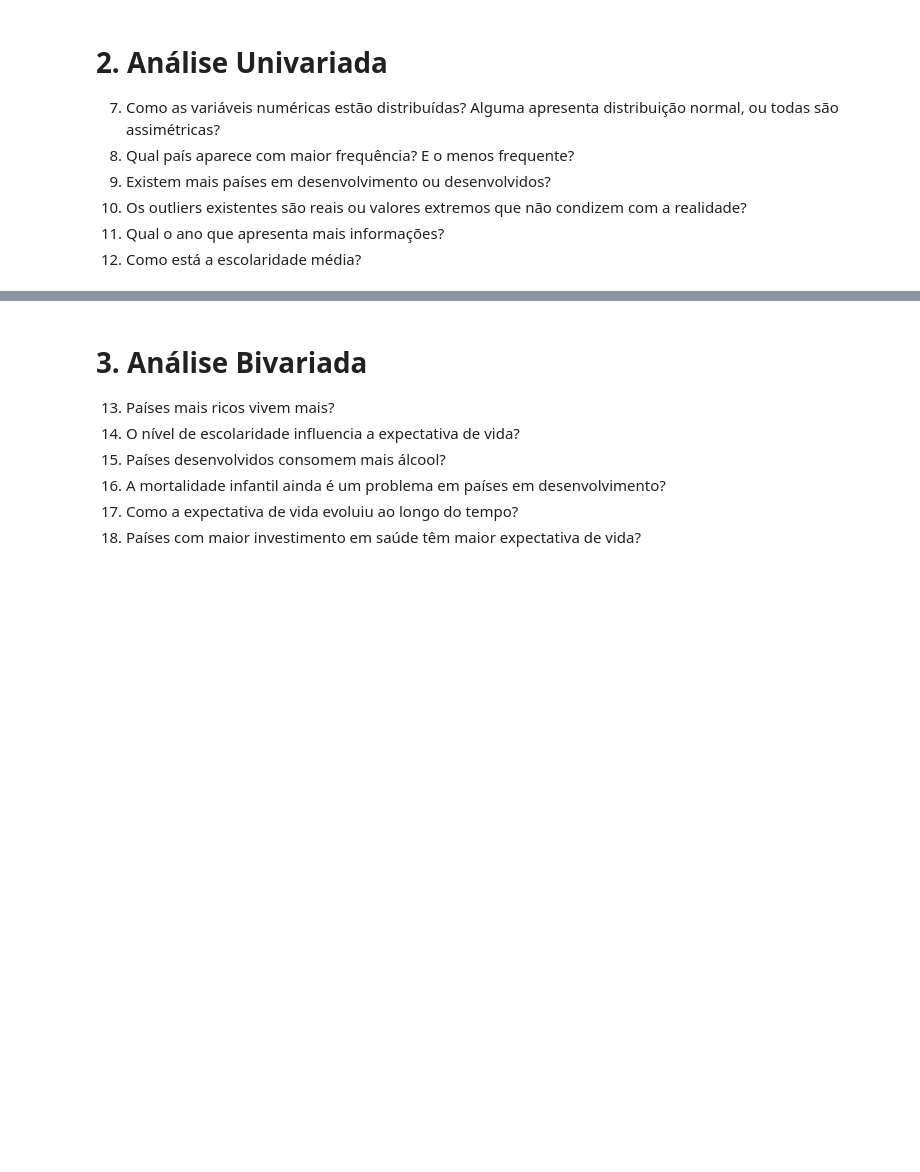
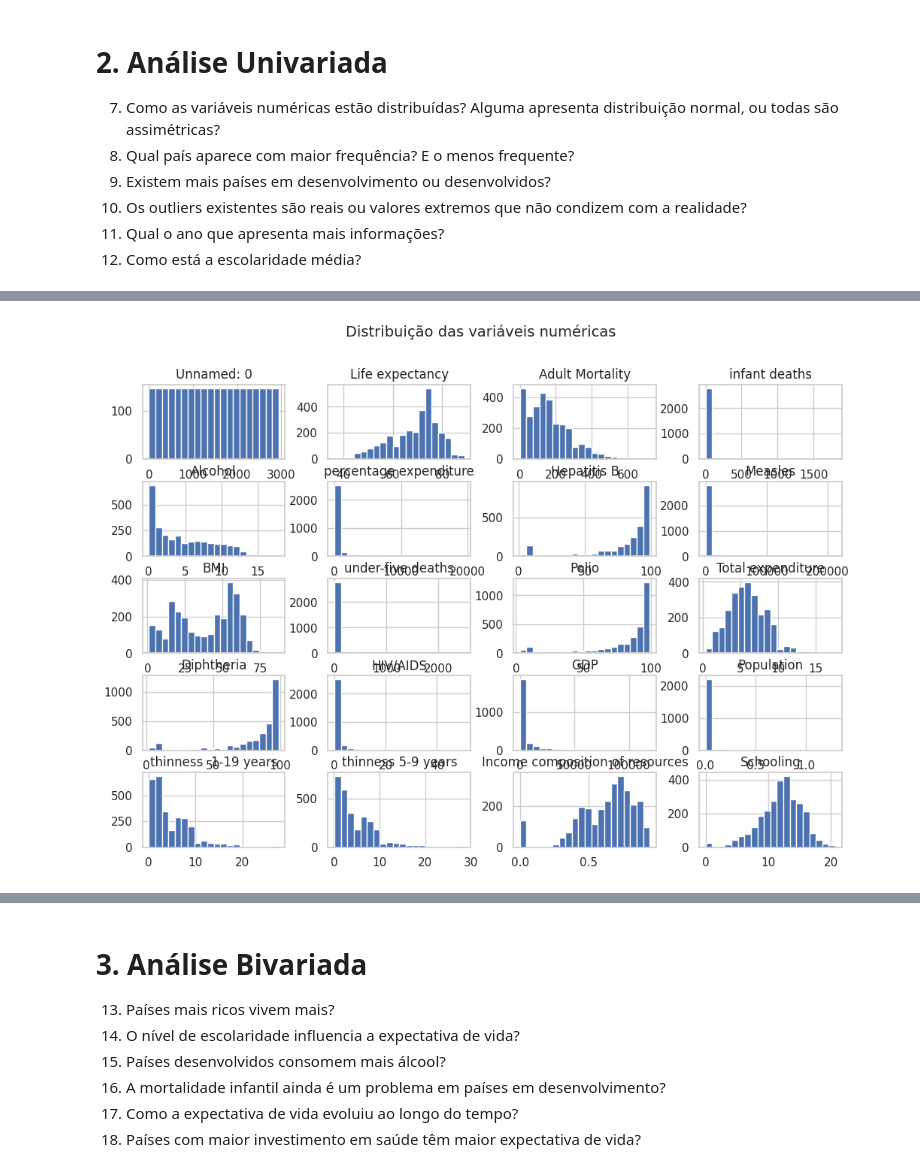
Before and after one commit to anasegatelli/curso-facens-python, a Jupyter notebook: ML/aula 1/Aula1_aula_casa.ipynb, the cells around one changed output, grey strips where cells are left out. Drawn from its saved outputs; the diff is of its cells as text; code cells hidden in the pictures; blank space fills up the shorter version.

```diff
--- a/ML/aula 1/Aula1_aula_casa.ipynb
+++ b/ML/aula 1/Aula1_aula_casa.ipynb
@@ -39,6 +39,12 @@ import pandas as pd
 import numpy as np
 import seaborn as sns
 import matplotlib.pyplot as plt
+
+import seaborn as sns
+
+# Estilo de gráficos
+sns.set(style="whitegrid")
+plt.rcParams['figure.figsize'] = (10,5)
 # %%
 df =pd.read_csv("./expectancy.csv")
 # %%
@@ -339,0 +424,87 @@ TypeError: data type 'integer' not understood
+# %%
+# =========================================
+# 📊 2. Análise Univariada
+# =========================================
+
+sns.set(style="whitegrid")
+plt.rcParams['figure.figsize'] = (8,4)
+
+# ---------------------------------------------------
+# 7️⃣ Como as variáveis numéricas estão distribuídas?
+# ---------------------------------------------------
+print("7️⃣ Como as variáveis numéricas estão distribuídas?")
+num_cols = df.select_dtypes(include=[np.number]).columns
+df[num_cols].hist(figsize=(12,8), bins=20)
+plt.suptitle("Distribuição das variáveis numéricas", fontsize=14)
+plt.show()
+skew = df[num_cols].skew().round(2)
+print("Coeficiente de Assimetria (Skewness):")
+print(skew)
+print("\nA maioria das variáveis apresenta assimetria (positiva ou negativa). "
+      "Poucas seguem distribuição aproximadamente normal.\n")
+
+# ---------------------------------------------------
+# 8️⃣ Qual país aparece com maior frequência? E o menos frequente?
+# ---------------------------------------------------
+print("8️⃣ Qual país aparece com maior frequência? E o menos frequente?")
+vc = df['Country'].value_counts()
+print(f"→ País com mais registros: {vc.idxmax()} ({vc.max()} ocorrências)")
+print(f"→ País com menos registros: {vc.idxmin()} ({vc.min()} ocorrência)\n")
+
+# ---------------------------------------------------
+# 9️⃣ Existem mais países em desenvolvimento ou desenvolvidos?
+# ---------------------------------------------------
+print("9️⃣ Existem mais países em desenvolvimento ou desenvolvidos?")
+if 'Status' in df.columns:
+    status_counts = df['Status'].value_counts()
+    print(status_counts)
+    sns.countplot(x='Status', data=df)
+    plt.title("Distribuição por Status de Desenvolvimento")
+    plt.show()
+else:
+    print("Coluna 'Status' não encontrada no dataset.\n")
+
+# ---------------------------------------------------
+# 🔟 Os outliers existentes são reais ou valores extremos?
+# ---------------------------------------------------
+print("🔟 Os outliers existentes são reais ou valores extremos?")
+for col in num_cols[:5]:  # mostra só as 5 primeiras para simplificar
+    q1 = df[col].quantile(0.25)
+    q3 = df[col].quantile(0.75)
+    iqr = q3 - q1
+    lower = q1 - 1.5 * iqr
+    upper = q3 + 1.5 * iqr
+    outliers = df[(df[col] < lower) | (df[col] > upper)]
+    print(f"→ {col}: {len(outliers)} possíveis outliers")
+print("\nOs outliers refletem diferenças reais entre países (PIB, mortalidade, etc.).\n")
+
+# ---------------------------------------------------
+# 1️⃣1️⃣ Qual o ano que apresenta mais informações?
+# ---------------------------------------------------
+print("1️⃣1️⃣ Qual o ano que apresenta mais informações?")
+if 'Year' in df.columns:
+    year_counts = df['Year'].value_counts().sort_index()
+    print(year_counts)
+    print(f"\n→ Ano com mais registros: {year_counts.idxmax()} ({year_counts.max()} ocorrências)\n")
+    year_counts.plot(kind='bar', color='skyblue', title='Registros por Ano')
+    plt.xlabel('Ano'); plt.ylabel('Quantidade')
+    plt.show()
+else:
+    print("Coluna 'Year' não encontrada no dataset.\n")
+
+# ---------------------------------------------------
+# 1️⃣2️⃣ Como está a escolaridade média?
+# ---------------------------------------------------
+print("1️⃣2️⃣ Como está a escolaridade média?")
+if 'Schooling' in df.columns:
+    mean_school = df['Schooling'].mean()
+    median_school = df['Schooling'].median()
+    print(f"→ Média: {mean_school:.2f} anos")
+    print(f"→ Mediana: {median_school:.2f} anos\n")
+    sns.histplot(df['Schooling'].dropna(), kde=True, color='teal')
+    plt.title("Distribuição da Escolaridade (Schooling)")
+    plt.xlabel("Anos de escolaridade")
+    plt.show()
+else:
+    print("Coluna 'Schooling' não encontrada no dataset.\n")
+# %% [output]
@@ -339,0 +512 @@ TypeError: data type 'integer' not understood
+[figure, added]
```
Also changed, not shown: parts of 4 cells of this notebook, 2 other files.
